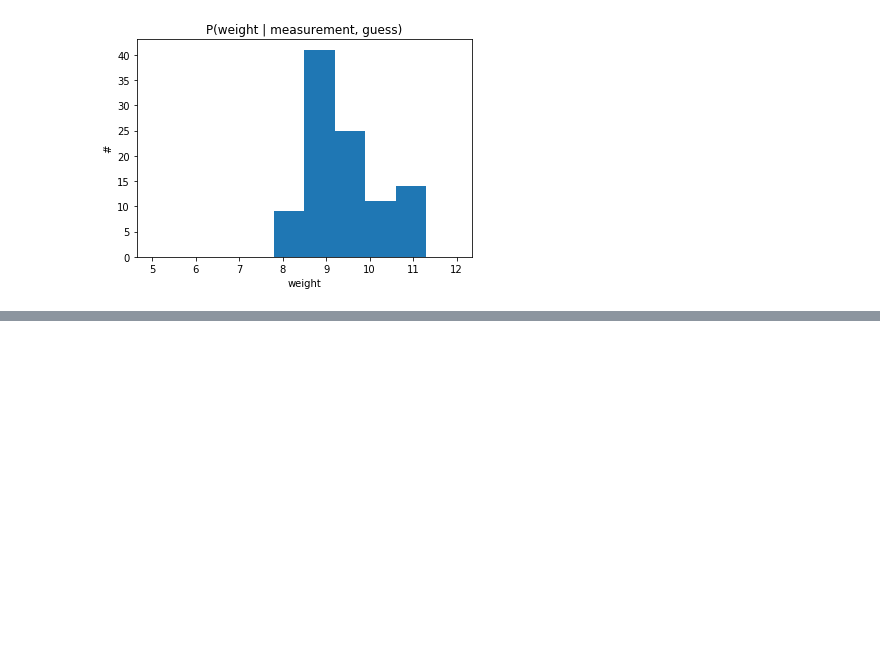
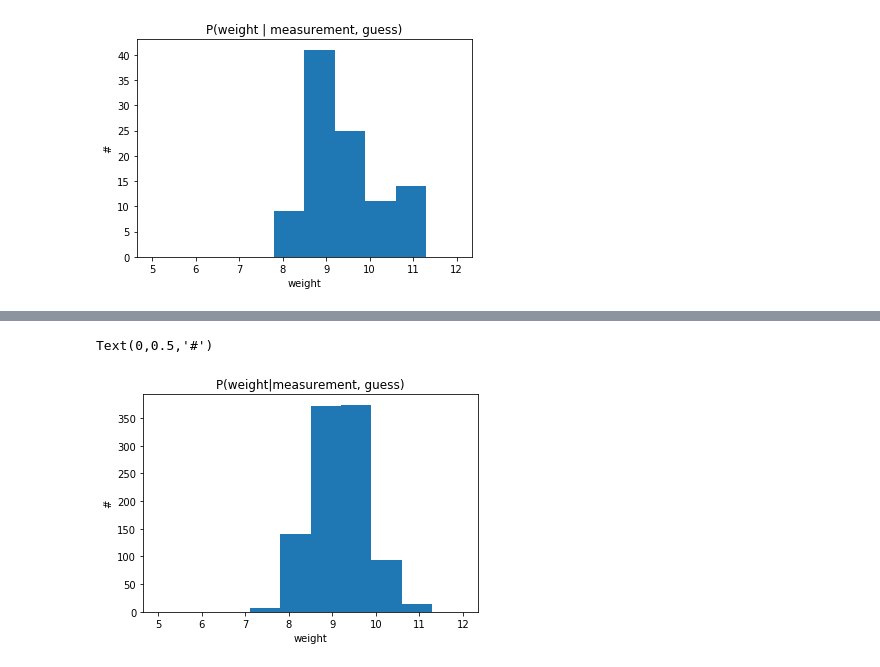
Before and after one commit to maxsonate/probabilisticModeling, a Jupyter notebook: examples/Marginal Distributions Pyro.ipynb, the cells around one changed output, grey strips where cells are left out. Cells and saved outputs as stored; diff of their text form; code cells hidden in the pictures; blank space fills up the shorter version.

```diff
--- a/examples/Marginal Distributions Pyro.ipynb
+++ b/examples/Marginal Distributions Pyro.ipynb
@@ -102,0 +137,9 @@ plt.ylabel("#");
+# %%
+##Sampling from the guide directly:
+plt.hist([scale_parameterized_guide(guess).item() for _ in range(1000)], range=(5.0,12.0))
+plt.title('P(weight|measurement, guess)')
+plt.xlabel('weight')
+plt.ylabel('#')
+# %% [output]
+Text(0,0.5,'#')
+[figure, added]
```
Also changed, not shown: parts of 5 cells of this notebook.
